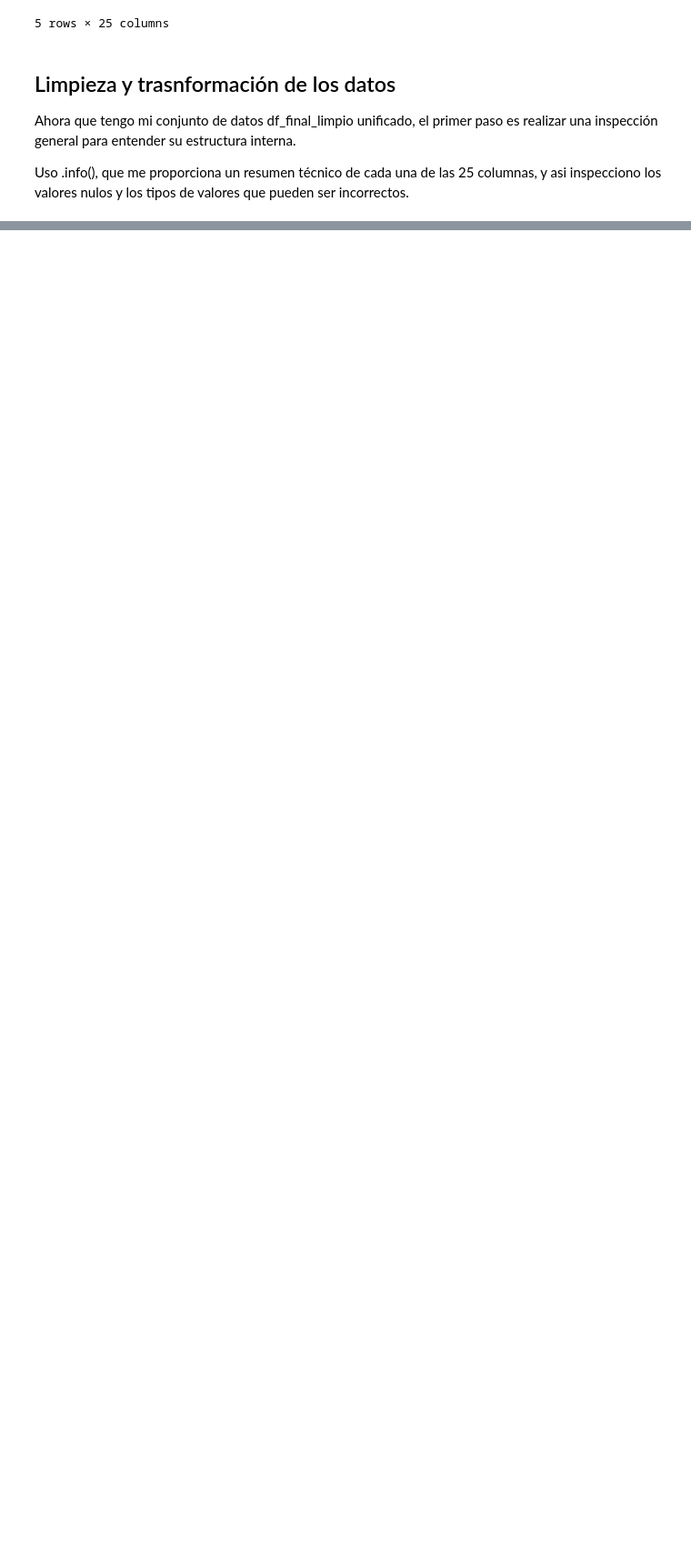
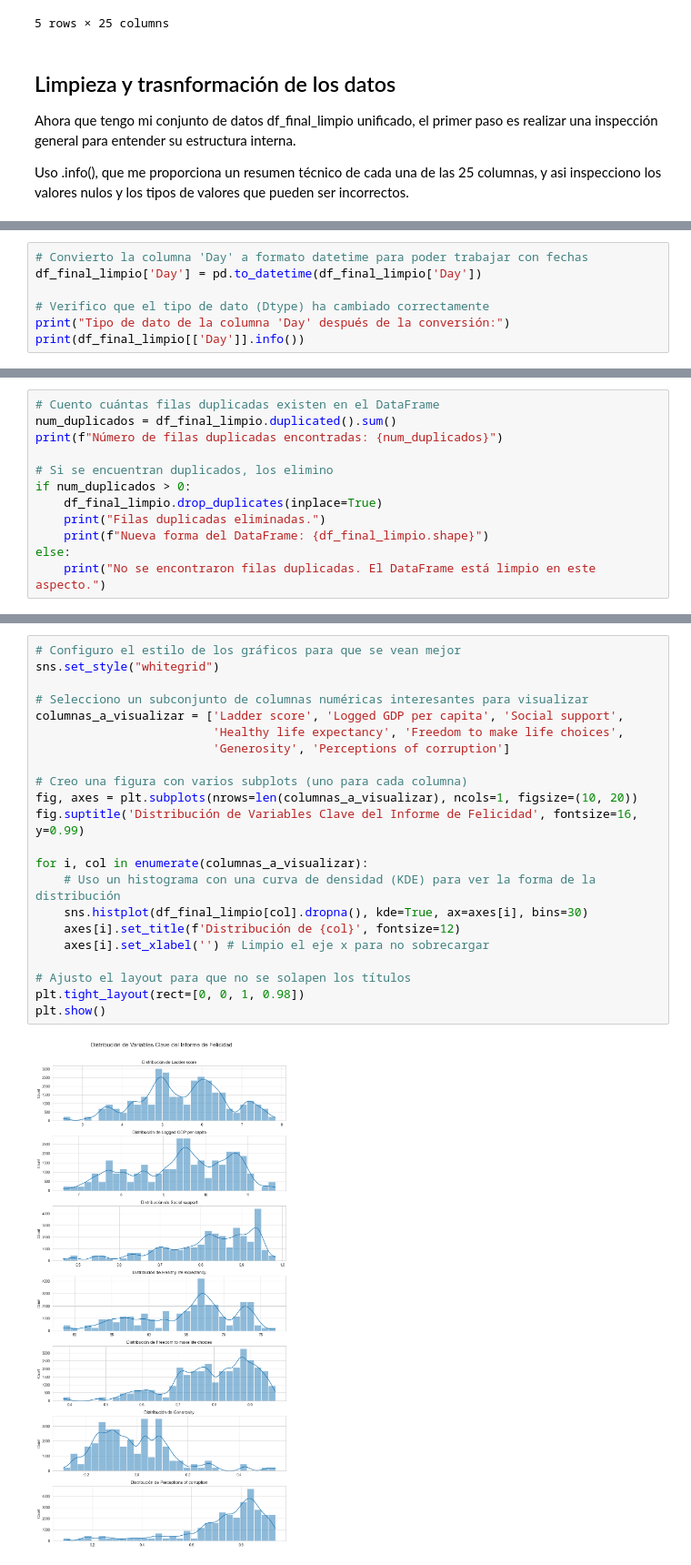
Before and after one commit to AnaGutier/Proyecto_final_Power, a Jupyter notebook: Program_EDA.ipynb, the cells around one changed output, grey strips where cells are left out. Shown at 91% size. Drawn from its saved outputs; the diff is of its cells as text; blank space fills up the shorter version.

```diff
--- a/Program_EDA.ipynb
+++ b/Program_EDA.ipynb
@@ -171,0 +176,7 @@ memory usage: 56.4+ MB
+# %%
+# Convierto la columna 'Day' a formato datetime para poder trabajar con fechas
+df_final_limpio['Day'] = pd.to_datetime(df_final_limpio['Day'])
+
+# Verifico que el tipo de dato (Dtype) ha cambiado correctamente
+print("Tipo de dato de la columna 'Day' después de la conversión:")
+print(df_final_limpio[['Day']].info())
@@ -171,0 +287,12 @@ memory usage: 56.4+ MB
+# %%
+# Cuento cuántas filas duplicadas existen en el DataFrame
+num_duplicados = df_final_limpio.duplicated().sum()
+print(f"Número de filas duplicadas encontradas: {num_duplicados}")
+
+# Si se encuentran duplicados, los elimino
+if num_duplicados > 0:
+    df_final_limpio.drop_duplicates(inplace=True)
+    print("Filas duplicadas eliminadas.")
+    print(f"Nueva forma del DataFrame: {df_final_limpio.shape}")
+else:
+    print("No se encontraron filas duplicadas. El DataFrame está limpio en este aspecto.")
@@ -171,0 +354,24 @@ memory usage: 56.4+ MB
+# %%
+# Configuro el estilo de los gráficos para que se vean mejor
+sns.set_style("whitegrid")
+
+# Selecciono un subconjunto de columnas numéricas interesantes para visualizar
+columnas_a_visualizar = ['Ladder score', 'Logged GDP per capita', 'Social support',
+                         'Healthy life expectancy', 'Freedom to make life choices',
+                         'Generosity', 'Perceptions of corruption']
+
+# Creo una figura con varios subplots (uno para cada columna)
+fig, axes = plt.subplots(nrows=len(columnas_a_visualizar), ncols=1, figsize=(10, 20))
+fig.suptitle('Distribución de Variables Clave del Informe de Felicidad', fontsize=16, y=0.99)
+
+for i, col in enumerate(columnas_a_visualizar):
+    # Uso un histograma con una curva de densidad (KDE) para ver la forma de la distribución
+    sns.histplot(df_final_limpio[col].dropna(), kde=True, ax=axes[i], bins=30)
+    axes[i].set_title(f'Distribución de {col}', fontsize=12)
+    axes[i].set_xlabel('') # Limpio el eje x para no sobrecargar
+
+# Ajusto el layout para que no se solapen los títulos
+plt.tight_layout(rect=[0, 0, 1, 0.98])
+plt.show()
+# %% [output]
+[figure, added]
```
Also changed, not shown: parts of 35 cells of this notebook, 1 other file.
